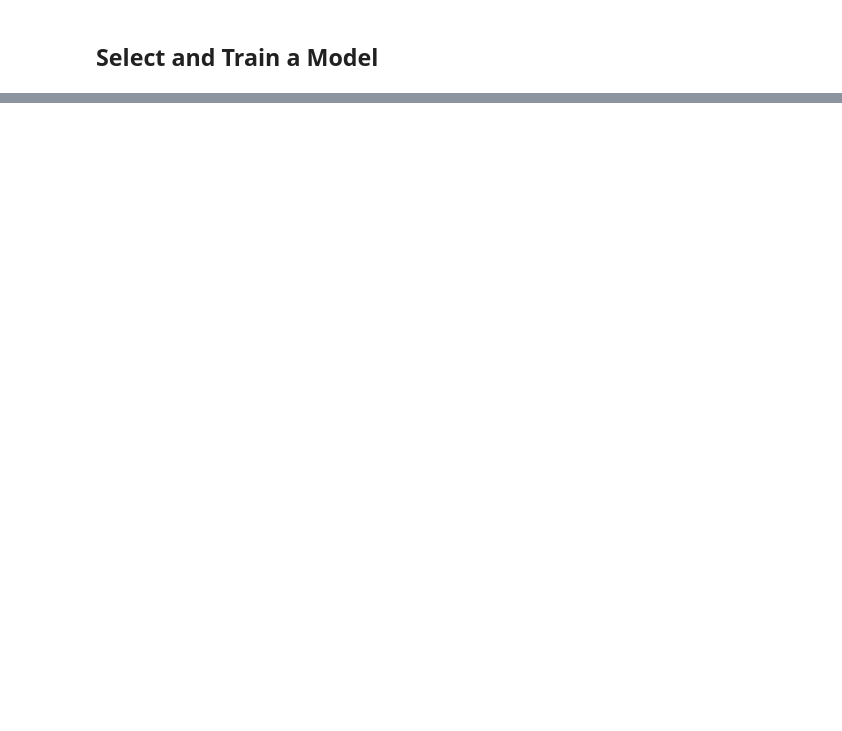
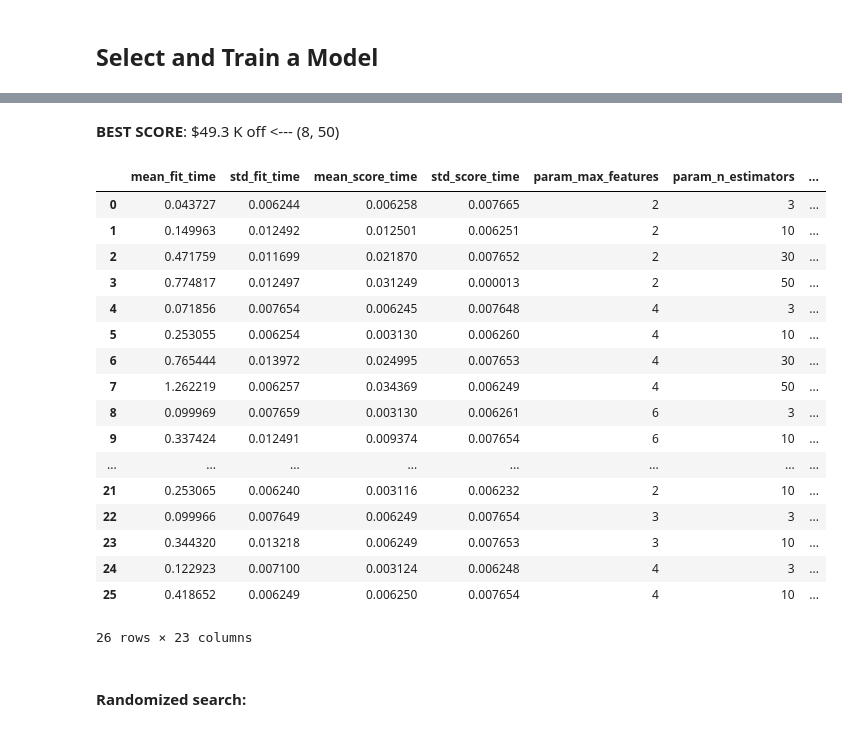
Before and after one commit to tzaffi/homl, a Jupyter notebook: chp2/Housing.ipynb, the cells around one changed output, grey strips where cells are left out. Saved outputs shown, nothing was run; the diff lists cells and outputs as text; code cells hidden in the pictures; blank space fills up the shorter version.

```diff
--- a/chp2/Housing.ipynb
+++ b/chp2/Housing.ipynb
@@ -593,0 +745,10 @@ housing_prepared.shape
+# %%
+from sklearn.svm import SVR
+
+svm_reg = SVR(kernel="linear")
+svm_reg.fit(housing_prepared, housing_labels)
+
+housing_predictions = svm_reg.predict(housing_prepared)
+svm_mse = mean_squared_error(housing_predictions, housing_labels)
+svm_rmse = np.sqrt(svm_mse)
+svm_rmse
@@ -593,0 +765,9 @@ housing_prepared.shape
+# %%
+from sklearn.model_selection import GridSearchCV
+param_grid = [
+    {'n_estimators': [3, 10, 30, 50], 'max_features': [2,4,6,8,10]}
+,
+    {'bootstrap': [False], 'n_estimators': [3, 10], 'max_features': [2,3,4]}
+]
+
+forest_reg = RandomForestRegressor(random_state=42)
@@ -593,0 +776,5 @@ housing_prepared.shape
+# %%
+grid_search = GridSearchCV(forest_reg, param_grid, cv=5,
+                          scoring='neg_mean_squared_error',
+                          return_train_score=True)
+grid_search.fit(housing_prepared, housing_labels)
@@ -593,0 +806,5 @@ housing_prepared.shape
+# %%
+cvres = grid_search.cv_results_
+for mean_score, params in zip(
+    cvres["mean_test_score"], cvres["params"]):
+    print(np.sqrt(-mean_score), params)
@@ -593,0 +829,25 @@ housing_prepared.shape
+# %% [markdown]
+**BEST SCORE**: $49.3 K off <--- (8, 50)
+# %%
+pd.DataFrame(cvres)
+# %% [output]
+|  | mean_fit_time | std_fit_time | mean_score_time | std_score_time | param_max_features | param_n_estimators | ... |
+| 0 | 0.043727 | 0.006244 | 0.006258 | 0.007665 | 2 | 3 | ... |
+| 1 | 0.149963 | 0.012492 | 0.012501 | 0.006251 | 2 | 10 | ... |
+| 2 | 0.471759 | 0.011699 | 0.021870 | 0.007652 | 2 | 30 | ... |
+| 3 | 0.774817 | 0.012497 | 0.031249 | 0.000013 | 2 | 50 | ... |
+| 4 | 0.071856 | 0.007654 | 0.006245 | 0.007648 | 4 | 3 | ... |
+| 5 | 0.253055 | 0.006254 | 0.003130 | 0.006260 | 4 | 10 | ... |
+| 6 | 0.765444 | 0.013972 | 0.024995 | 0.007653 | 4 | 30 | ... |
+| 7 | 1.262219 | 0.006257 | 0.034369 | 0.006249 | 4 | 50 | ... |
+| 8 | 0.099969 | 0.007659 | 0.003130 | 0.006261 | 6 | 3 | ... |
+| 9 | 0.337424 | 0.012491 | 0.009374 | 0.007654 | 6 | 10 | ... |
+| ... | ... | ... | ... | ... | ... | ... | ... |
+| 21 | 0.253065 | 0.006240 | 0.003116 | 0.006232 | 2 | 10 | ... |
+| 22 | 0.099966 | 0.007649 | 0.006249 | 0.007654 | 3 | 3 | ... |
+| 23 | 0.344320 | 0.013218 | 0.006249 | 0.007653 | 3 | 10 | ... |
+| 24 | 0.122923 | 0.007100 | 0.003124 | 0.006248 | 4 | 3 | ... |
+| 25 | 0.418652 | 0.006249 | 0.006250 | 0.007654 | 4 | 10 | ... |
+26 rows × 23 columns
+# %% [markdown]
+#### Randomized search:
```
Also changed, not shown: parts of 48 cells of this notebook.
